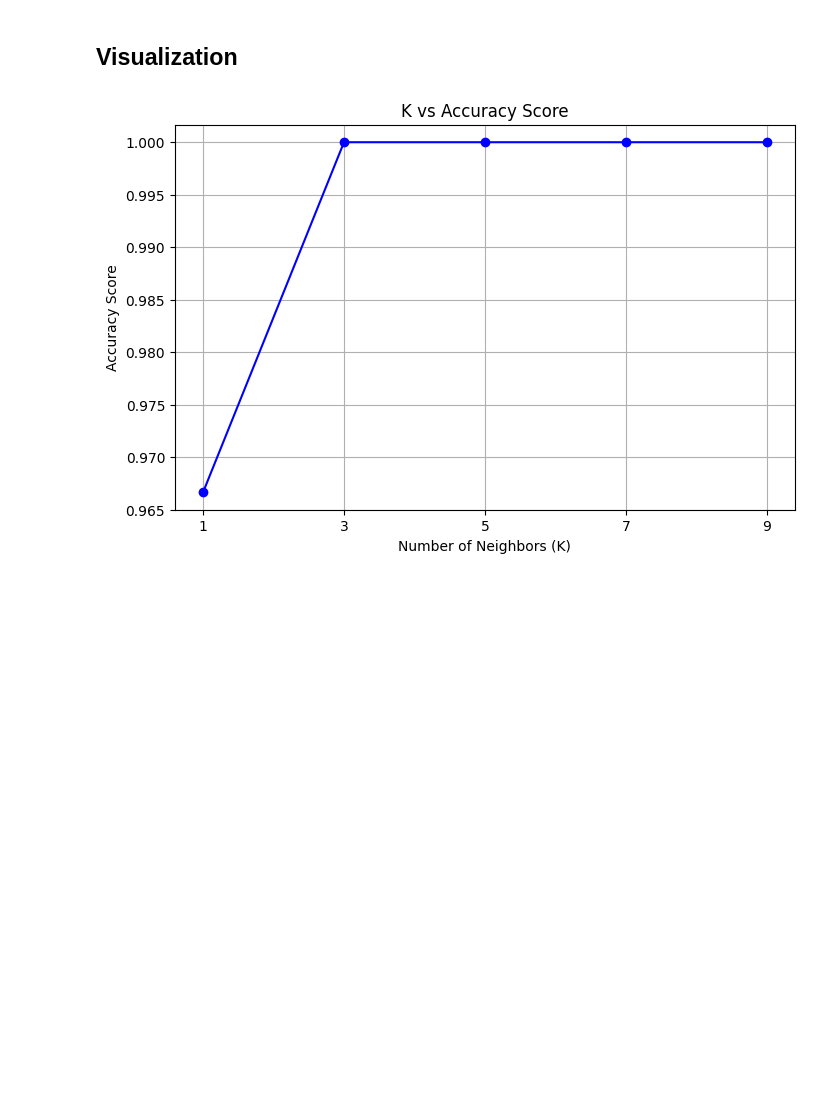
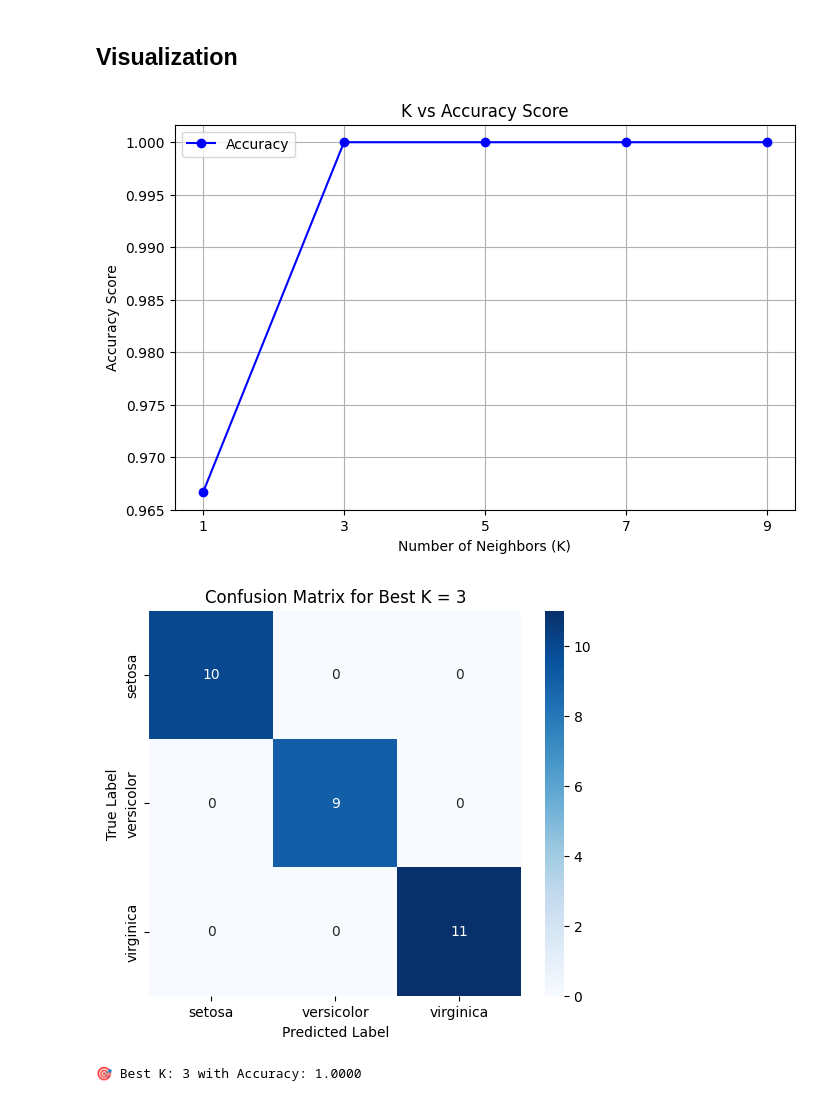
Before and after one commit to RyanGA09/codveda-ml-submission, a Jupyter notebook: Level 1 Basic/Task_3_KNN_Classifier/knn_classifier.ipynb, the cells around one changed output. Drawn from its saved outputs; the diff is of its cells as text; code cells hidden in the pictures; blank space fills up the shorter version.

```diff
--- a/Level 1 Basic/Task_3_KNN_Classifier/knn_classifier.ipynb
+++ b/Level 1 Basic/Task_3_KNN_Classifier/knn_classifier.ipynb
@@ -35,6 +41,9 @@ y_test = test_data.iloc[:, -1]
 # Mencoba berbagai nilai K dan membandingkan hasilnya
 k_values = [1, 3, 5, 7, 9]
 accuracy_scores = []
+best_k = None
+best_acc = 0
+conf_matrices = {}
 # %%
 for k in k_values:
     model = KNeighborsClassifier(n_neighbors=k)
@@ -46,11 +55,16 @@ for k in k_values:
     # Evaluasi model
     acc = accuracy_score(y_test, y_pred)
     accuracy_scores.append(acc)
+    conf_matrices[k] = confusion_matrix(y_test, y_pred)
+
+    if acc > best_acc:
+        best_acc = acc
+        best_k = k
 
     print(f"\n🔹 K = {k}")
     print(f"Accuracy: {acc:.4f}")
     print("Confusion Matrix:")
-    print(confusion_matrix(y_test, y_pred))
+    print(conf_matrices[k])
     print("Classification Report:")
     print(classification_report(y_test, y_pred))
 # %% [output]
@@ -86,4 +100,17 @@ mplcursors.cursor(hover=True)  # Menambahkan efek hover pada titik data
 plt.legend()
 plt.show()
 # %% [output]
-[figure, old version]
+[figure, new version]
+# %%
+# Visualisasi Confusion Matrix untuk K terbaik
+plt.figure(figsize=(6, 5))
+sns.heatmap(conf_matrices[best_k], annot=True, fmt="d", cmap="Blues", xticklabels=np.unique(y_test), yticklabels=np.unique(y_test))
+plt.xlabel("Predicted Label")
+plt.ylabel("True Label")
+plt.title(f"Confusion Matrix for Best K = {best_k}")
+plt.show()
+
+print(f"\n🎯 Best K: {best_k} with Accuracy: {best_acc:.4f}")
+# %% [output]
+[figure, added]
+🎯 Best K: 3 with Accuracy: 1.0000
```
Also changed, not shown: parts of 1 cell of this notebook, 1 other file.
